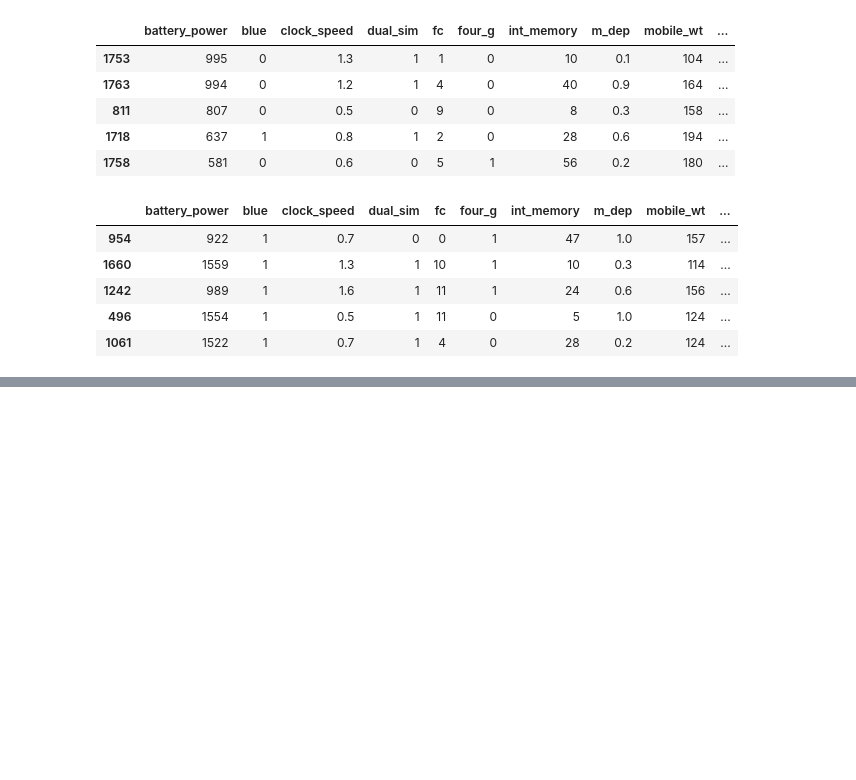
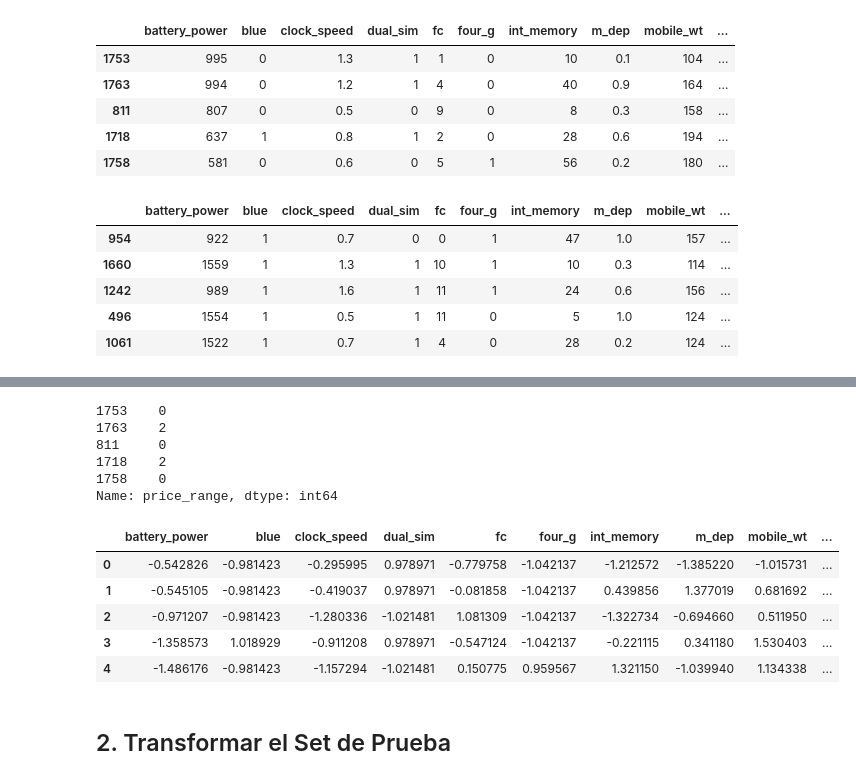
Before and after one commit to Nuria322/Prediccion_precio_telefonos, a Jupyter notebook: Precios_Telefonia/1_Datos.ipynb, the cells around one changed output, grey strips where cells are left out. Drawn from its saved outputs; the diff is of its cells as text; code cells hidden in the pictures; blank space fills up the shorter version.

```diff
--- a/Precios_Telefonia/1_Datos.ipynb
+++ b/Precios_Telefonia/1_Datos.ipynb
@@ -410,0 +435,3 @@ set_test.head()
+# %%
+set_train_feature = set_train.drop('price_range', axis = 1)
+set_train_target = set_train.price_range
@@ -410,0 +447,25 @@ set_test.head()
+# %%
+set_train_target.head()
+# %% [output]
+1753    0
+1763    2
+811     0
+1718    2
+1758    0
+Name: price_range, dtype: int64
+# %%
+# Escalar los datos del set de entrenamiento
+
+scaler = StandardScaler()
+set_train_feature_scaler = scaler.fit_transform(set_train_feature)
+set_train_feature = pd.DataFrame(set_train_feature_scaler, columns = set_train_feature.columns)
+set_train_feature.head()
+# %% [output]
+|  | battery_power | blue | clock_speed | dual_sim | fc | four_g | int_memory | m_dep | mobile_wt | ... |
+| 0 | -0.542826 | -0.981423 | -0.295995 | 0.978971 | -0.779758 | -1.042137 | -1.212572 | -1.385220 | -1.015731 | ... |
+| 1 | -0.545105 | -0.981423 | -0.419037 | 0.978971 | -0.081858 | -1.042137 | 0.439856 | 1.377019 | 0.681692 | ... |
+| 2 | -0.971207 | -0.981423 | -1.280336 | -1.021481 | 1.081309 | -1.042137 | -1.322734 | -0.694660 | 0.511950 | ... |
+| 3 | -1.358573 | 1.018929 | -0.911208 | 0.978971 | -0.547124 | -1.042137 | -0.221115 | 0.341180 | 1.530403 | ... |
+| 4 | -1.486176 | -0.981423 | -1.157294 | -1.021481 | 0.150775 | 0.959567 | 1.321150 | -1.039940 | 1.134338 | ... |
+# %% [markdown]
+## 2. Transformar el Set de Prueba
```
Also changed, not shown: parts of 24 cells of this notebook.
